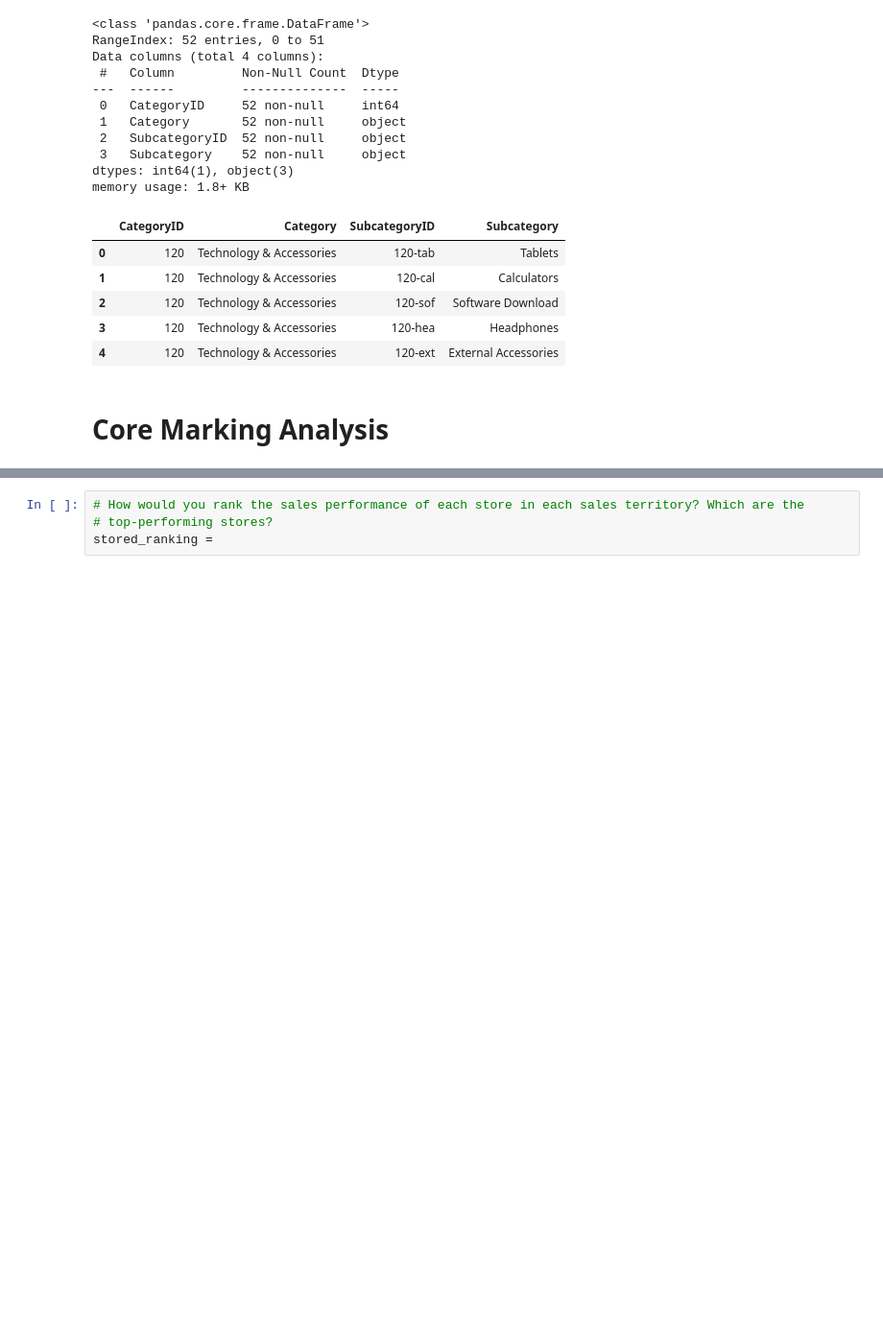
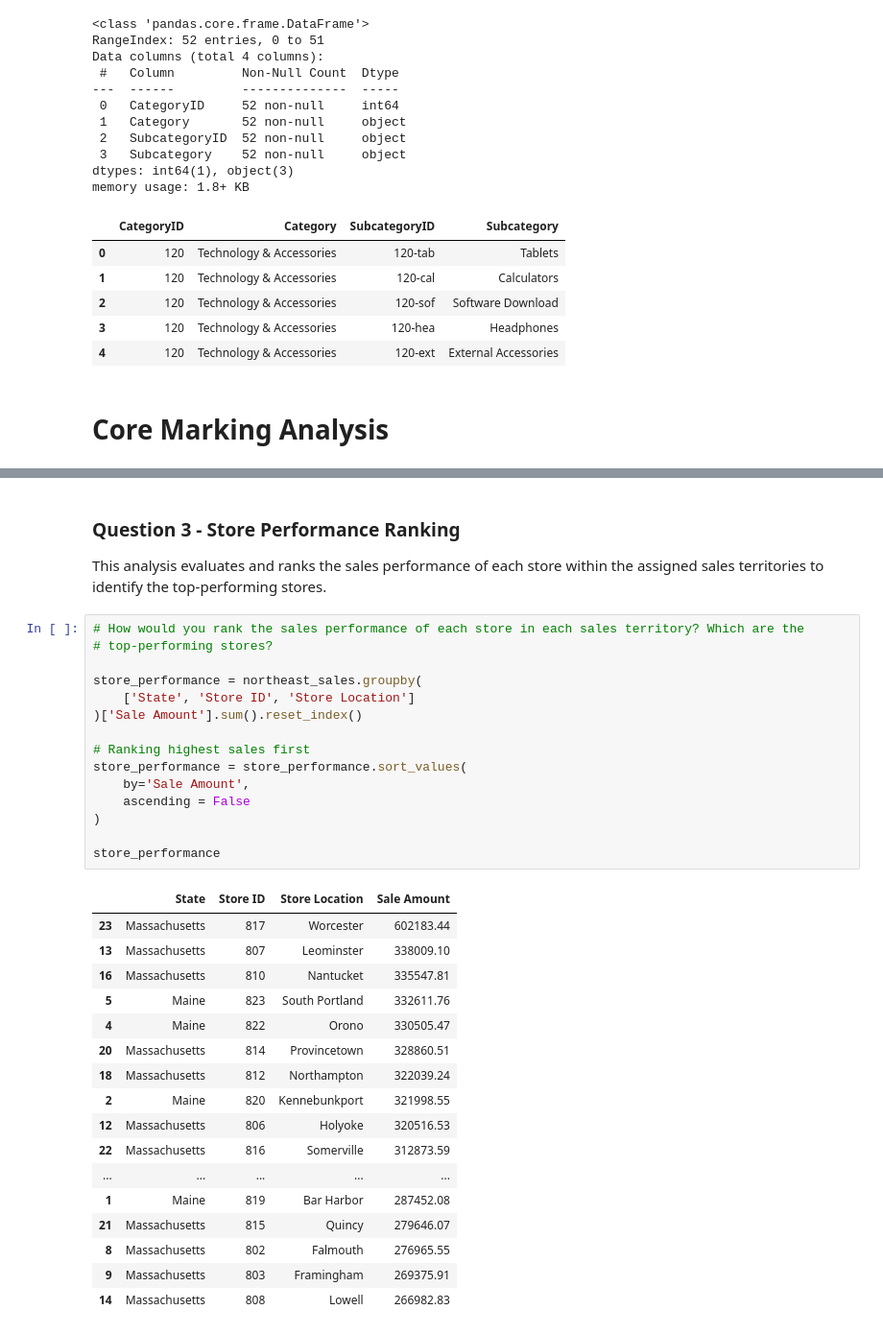
Before and after one commit to namimo06-oss/Capstone_2, a Jupyter notebook: miranda_sales_analysis.ipynb, the cells around one changed output, grey strips where cells are left out. Shown at 96% size. Saved outputs shown, nothing was run; the diff lists cells and outputs as text; blank space fills up the shorter version.

```diff
--- a/miranda_sales_analysis.ipynb
+++ b/miranda_sales_analysis.ipynb
@@ -175,4 +241,36 @@ montly_revenue
+# %% [markdown]
+### Question 3 - Store Performance Ranking
+This analysis evaluates and ranks the sales performance of each store within the assigned sales territories to identify the top-performing stores.
 # %%
 # How would you rank the sales performance of each store in each sales territory? Which are the
 # top-performing stores?
-stored_ranking =
+
+store_performance = northeast_sales.groupby(
+    ['State', 'Store ID', 'Store Location']
+)['Sale Amount'].sum().reset_index()
+
+# Ranking highest sales first
+store_performance = store_performance.sort_values(
+    by='Sale Amount',
+    ascending = False
+)
+
+store_performance
+# %% [output]
+|  | State | Store ID | Store Location | Sale Amount |
+| 23 | Massachusetts | 817 | Worcester | 602183.44 |
+| 13 | Massachusetts | 807 | Leominster | 338009.10 |
+| 16 | Massachusetts | 810 | Nantucket | 335547.81 |
+| 5 | Maine | 823 | South Portland | 332611.76 |
+| 4 | Maine | 822 | Orono | 330505.47 |
+| 20 | Massachusetts | 814 | Provincetown | 328860.51 |
+| 18 | Massachusetts | 812 | Northampton | 322039.24 |
+| 2 | Maine | 820 | Kennebunkport | 321998.55 |
+| 12 | Massachusetts | 806 | Holyoke | 320516.53 |
+| 22 | Massachusetts | 816 | Somerville | 312873.59 |
+| ... | ... | ... | ... | ... |
+| 1 | Maine | 819 | Bar Harbor | 287452.08 |
+| 21 | Massachusetts | 815 | Quincy | 279646.07 |
+| 8 | Massachusetts | 802 | Falmouth | 276965.55 |
+| 9 | Massachusetts | 803 | Framingham | 269375.91 |
+| 14 | Massachusetts | 808 | Lowell | 266982.83 |
```
Also changed, not shown: parts of 29 cells of this notebook.
